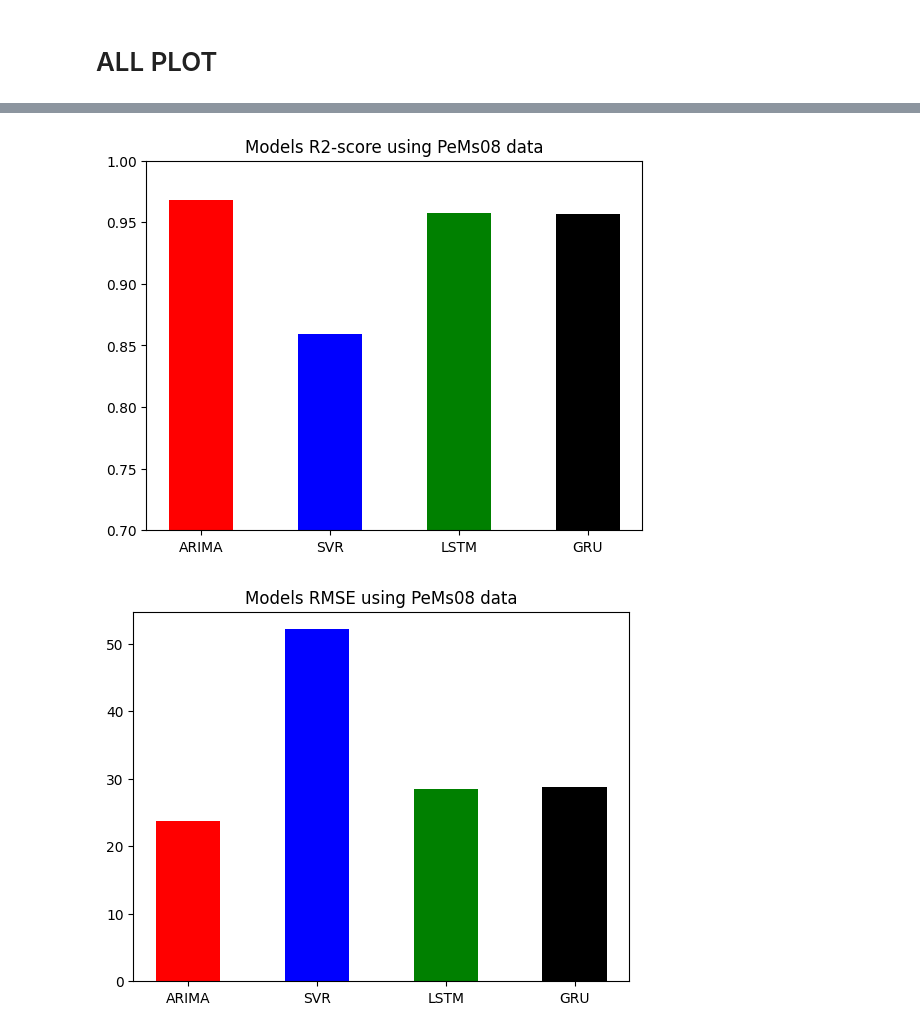
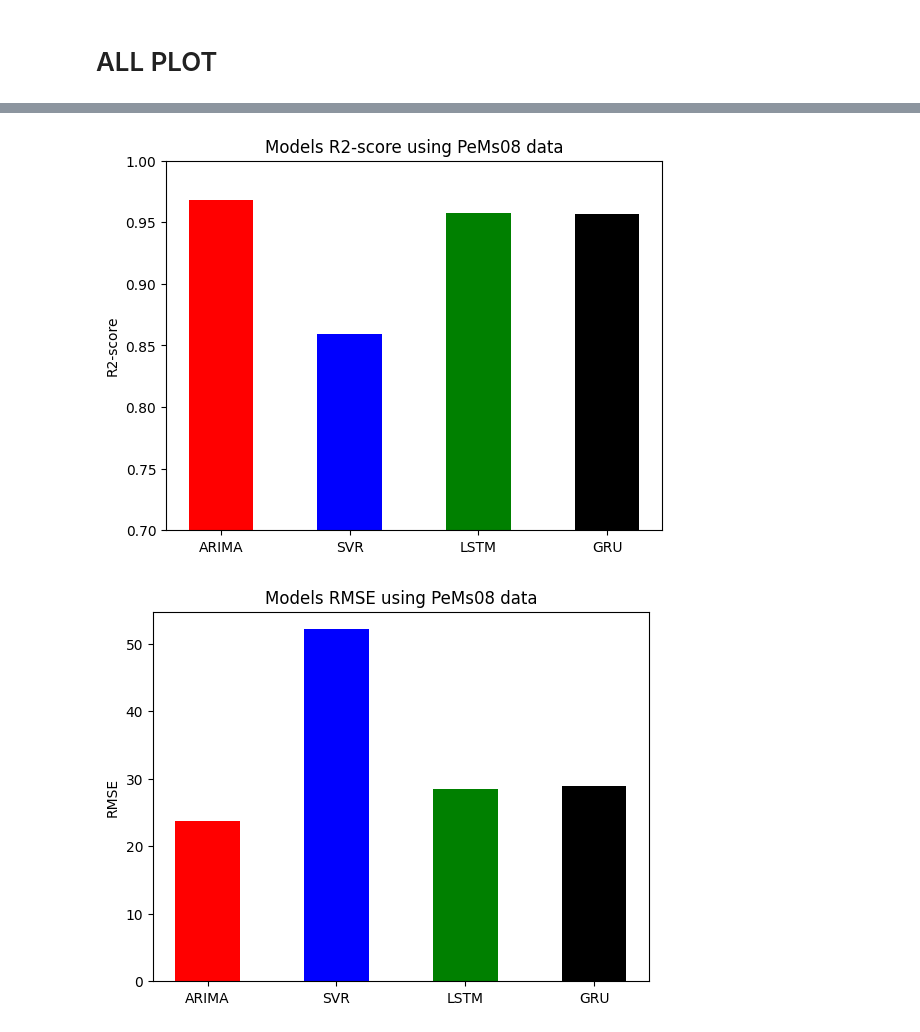
Before and after one commit to fredrikkortet/mt-hh, a Jupyter notebook: all.ipynb, the cells around one changed output, grey strips where cells are left out. Cells and saved outputs as stored; diff of their text form; code cells hidden in the pictures.

Commit message:
added new plot

```diff
--- a/all.ipynb
+++ b/all.ipynb
@@ -120,6 +121,7 @@ LSTMmodel.compile(loss='mean_squared_error', optimizer='adam')
 # %% [markdown]
 ## ARIMA
 # %%
+start = time.time()
 ARIMAtestpred = list()
 pred_length = 150
 for t in range(pred_length):
@@ -133,4 +135,6 @@ for t in range(pred_length):
     history.append(obs)
     print("Done:",t/pred_length)
     clear_output(wait=True)
+end = time.time()
+print("Exceution time: ",end-start)
 # %% [output]
@@ -212,7 +199,7 @@ def plot(title,testPredict,arima=False,svr=False):
         plt.figure(figsize=(10,5))
         plt.plot(xtestARIMAs,color = 'red',label = "Actual")
         plt.plot(testPredict, color='blue', label = "Prediction")
-        plt.xlabel('Date')
+        plt.xlabel('Datapoints')
         plt.ylabel("Flow (Vehicale / hour)")
         plt.title('Traffic flow with ARIMA')
         plt.xlim(0,len(testPredict)-1)
@@ -233,6 +220,7 @@ def plot(title,testPredict,arima=False,svr=False):
         plt.plot(testPredict[30:].reshape(-1,1),color = 'blue',label = 'Prediction')
         plt.legend()
         plt.title(title)
+        plt.xlabel('Datapoints')
         plt.ylabel("Flow (Vehicale / hour)")
         plt.xlim(0,150)
         plt.show()
@@ -255,6 +243,7 @@ def plot(title,testPredict,arima=False,svr=False):
         plt.plot(invtestPred.reshape(-1,1),color = 'blue',label = 'Prediction')
         plt.legend()
         plt.title(title)
+        plt.xlabel('Datapoints')
         plt.ylabel("Flow (Vehicale / hour)")
         plt.xlim(0,150)
         plt.show()
@@ -328,23 +333,25 @@ plt.show()
 # %%
 x = ('ARIMA', 'SVR', 'LSTM', 'GRU')
 y = [ARIMAr2s, SVRr2s ,LSTMr2s, GRUr2s]
 pos = np.arange(len(x))
 listsofcolor = ['red', 'blue', 'green' , 'black']
 plt.bar(pos,y, color = listsofcolor, width=0.5)
 plt.xticks(pos, x)
 plt.ylim(0.7,1)
+plt.ylabel("R2-score")
 plt.title('Models R2-score using PeMs08 data')
 plt.show()
 # %% [output]
-[figure, old version]
+[figure, new version]
 # %%
 xs = ('ARIMA', 'SVR', 'LSTM', 'GRU')
 ys = [ARIMArmse, SVRrmse ,LSTMrmse, GRUrmse]
 poss = np.arange(len(xs))
 listsofcolor = ['red', 'blue', 'green' , 'black']
-plt.bar(poss,ys, color = listsofcolor,width=0.5)
+plt.bar(poss ,ys, color = listsofcolor,width=0.5)
 plt.xticks(poss, xs)
+plt.ylabel("RMSE")
 plt.title('Models RMSE using PeMs08 data')
 plt.show()
 # %% [output]
-[figure, old version]
+[figure, new version]
```
Also changed, not shown: parts of 12 cells of this notebook.
